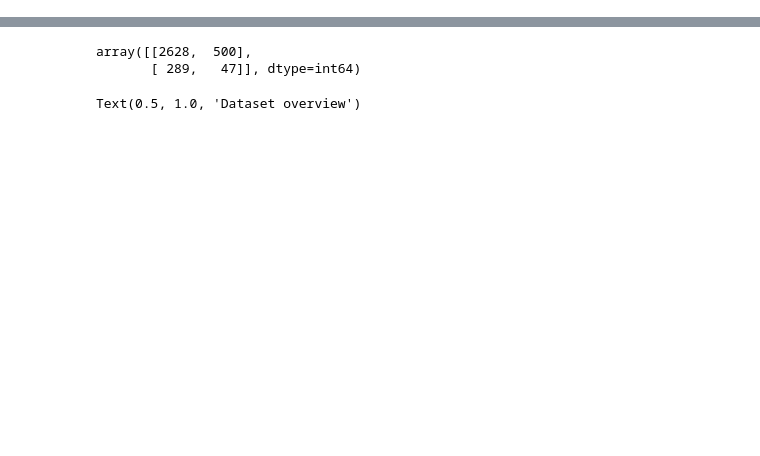
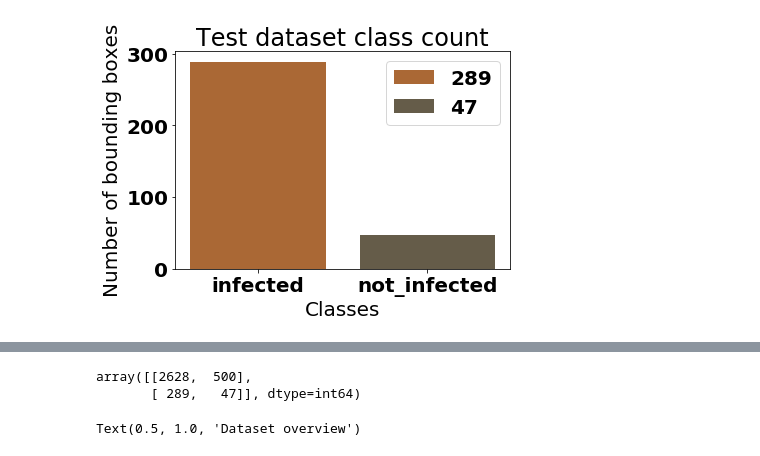
Before and after one commit to siddharthgawas-zz/yolo_v2_iteration2, a Jupyter notebook: data_overview.ipynb, the cells around one changed output, grey strips where cells are left out. Drawn from its saved outputs; the diff is of its cells as text; code cells hidden in the pictures; blank space fills up the shorter version.

```diff
--- a/data_overview.ipynb
+++ b/data_overview.ipynb
@@ -116,21 +128,23 @@ train_counts = label_count
 # %%
+#Plot graph for test dataset
 idx = []
 label_count = []
 for i in test_labels:
     i_count = test_df.groupby(by='label')['label'].count()[i]
     label_count.append(i_count)
     idx.append(i)
 
     if i not in class_labels:
         class_labels.append(i)
 
 plt.title('Test dataset class count')
 plt.xlabel('Classes')
 plt.ylabel('Number of bounding boxes')
 plt.xticks( rotation='horizontal')
-bars = plt.bar(idx,label_count,width=0.8
-        ,tick_label=test_labels,color=np.random.uniform(size=(len(train_labels),3)))
+bars = plt.bar(idx,label_count,width=0.8,tick_label=test_labels,color=np.random.uniform(size=(len(test_labels),3)))
 plt.legend(bars,label_count,loc=0)
 
 test_counts = label_count
+# %% [output]
+[figure, added]
 # %%
```
Also changed, not shown: parts of 23 cells of this notebook, 11 other files.
